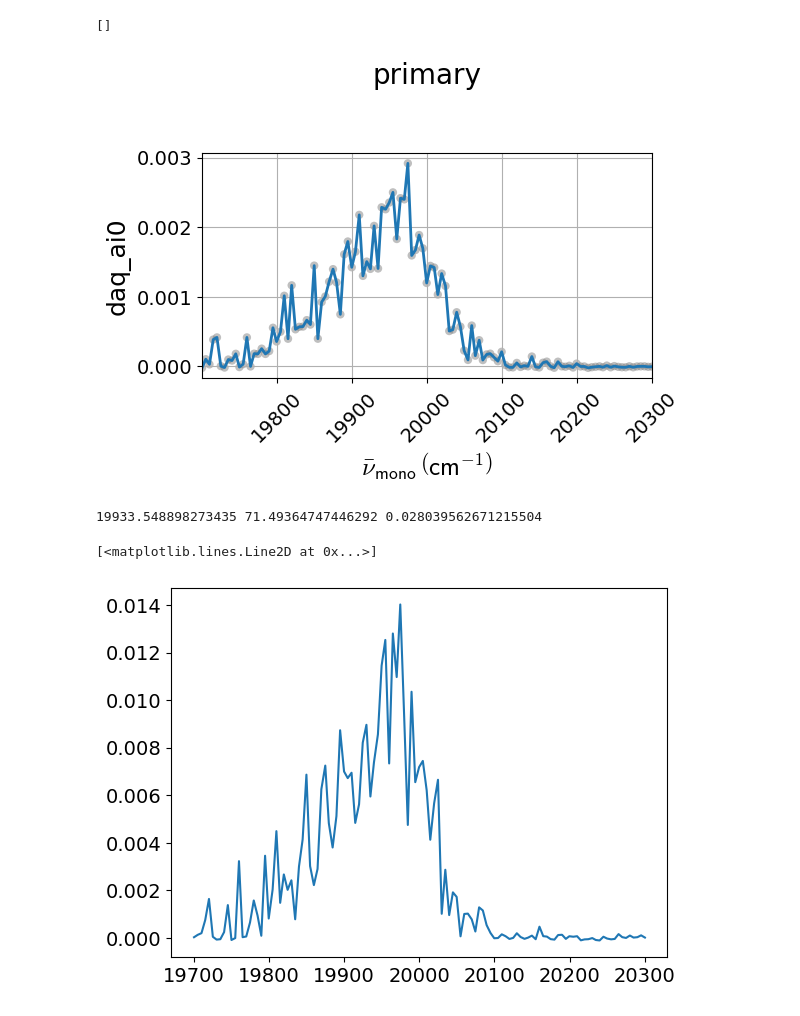
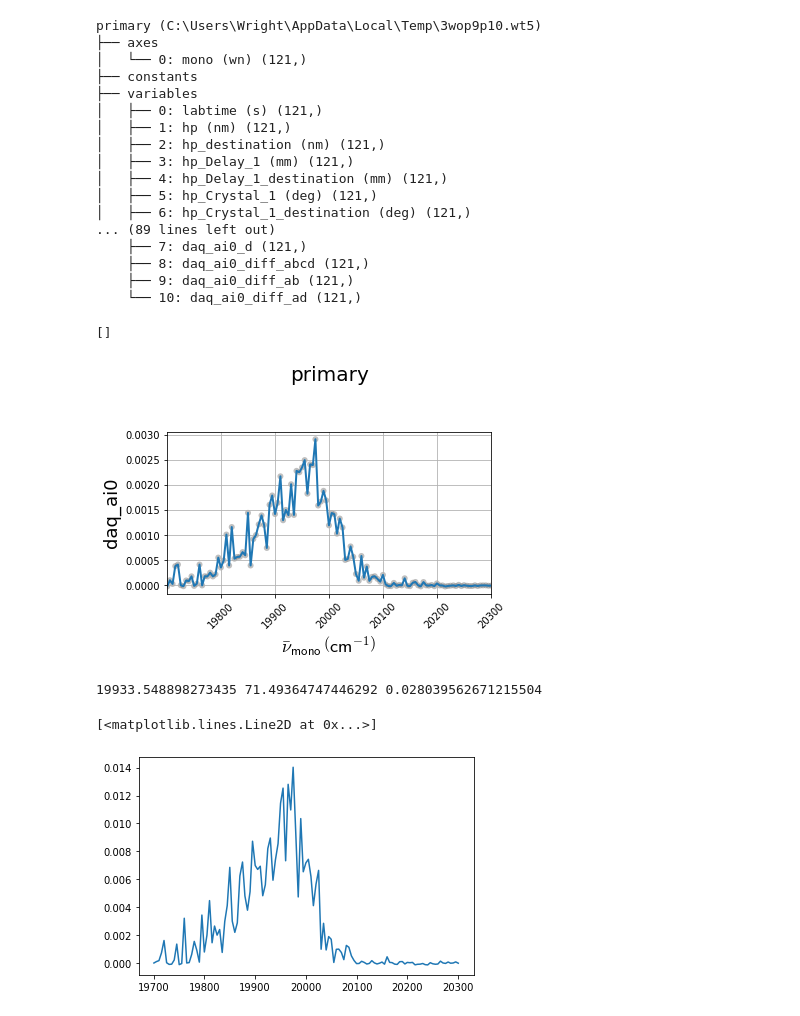
Before and after one commit to pcruzparri/Misc, a Jupyter notebook: jupyter_notebooks/FWHM-1D.ipynb, the cells around one changed output. Saved outputs shown, nothing was run; the diff lists cells and outputs as text; code cells hidden in the pictures.

```diff
--- a/jupyter_notebooks/FWHM-1D.ipynb
+++ b/jupyter_notebooks/FWHM-1D.ipynb
@@ -27,23 +23,41 @@ C:\Users\Peter\miniconda3\lib\site-packages\numpy\.libs\libopenblas.NOIJJG62EMAS
 # %%
-fn1 = 'C:\\Users\\Peter\\Documents\\Broadband Sample Output Waldo\\2023-06-05 47793 grid_scan_wp mono rdc broadband resonant scan off delays dd3163af'+'\\primary.wt5'
+fn1 = 'C:\\Users\\Wright\\Downloads\\Broadband Sample Output Waldo\\2023-06-05 47793 grid_scan_wp mono rdc broadband resonant scan off delays dd3163af'+'\\primary.wt5'
 data1 = wt.open(fn1)
-#data1.print_tree()
+data1.print_tree()
 wt.artists.quick1D(data1, 'mono')
 # %% [output]
-[]
+primary (C:\Users\Wright\AppData\Local\Temp\3wop9p10.wt5)
+├── axes
+│   └── 0: mono (wn) (121,)
+├── constants
+├── variables
+│   ├── 0: labtime (s) (121,)
+│   ├── 1: hp (nm) (121,)
+│   ├── 2: hp_destination (nm) (121,)
+│   ├── 3: hp_Delay_1 (mm) (121,)
+│   ├── 4: hp_Delay_1_destination (mm) (121,)
+│   ├── 5: hp_Crystal_1 (deg) (121,)
+│   ├── 6: hp_Crystal_1_destination (deg) (121,)
+... (89 lines left out)
+    ├── 7: daq_ai0_d (121,)
+    ├── 8: daq_ai0_diff_abcd (121,)
+    ├── 9: daq_ai0_diff_ab (121,)
+    └── 10: daq_ai0_diff_ad (121,)
+[]
-[figure, old version]
+[figure, new version]
 # %%
-x1 = data1.axes[0].full
-y1 = data1.channels[8].full
+x1 = data1.axes[0].points
+#print(x1)
+y1 = data1.channels[8].points
 mean = np.average(x1, weights=y1)
 sigma = np.sqrt(sum(y1 * (x1 - mean)**2) / sum(y1))
 test_amp = 2*max(y1)
 print(mean, sigma, test_amp)
 plt.plot(x1, y1)
 # %% [output]
 19933.548898273435 71.49364747446292 0.028039562671215504
 [<matplotlib.lines.Line2D at 0x...>]
-[figure, old version]
+[figure, new version]
 # %%
 fit1 = curve_fit(gauss_curve, x1, y1, p0=(mean, test_amp, sigma))
 plt.plot(x1, y1)
```
Also changed, not shown: parts of 5 cells of this notebook, 2 other files.
